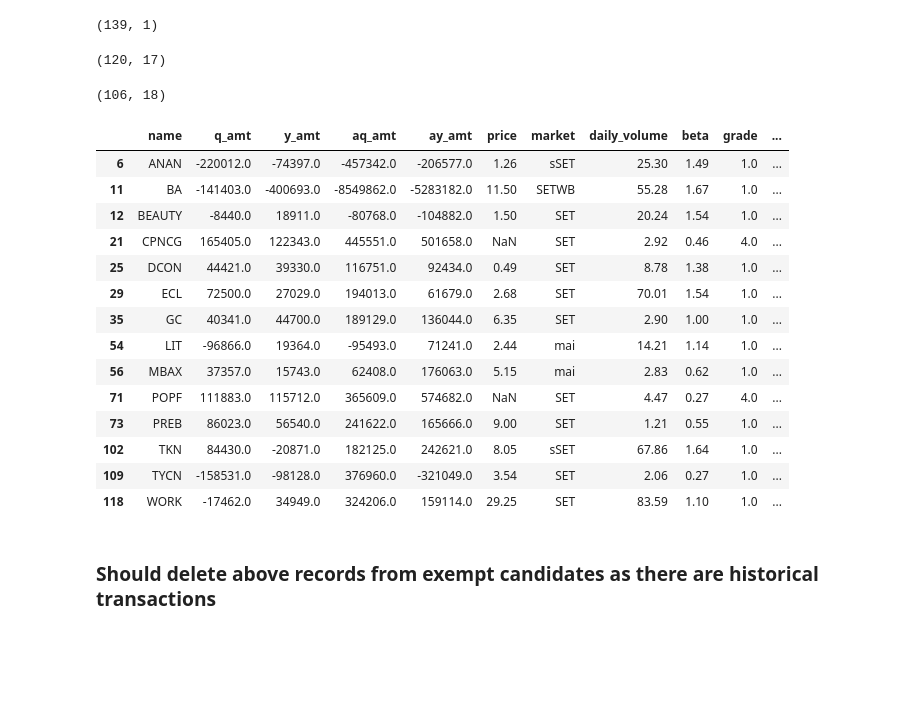
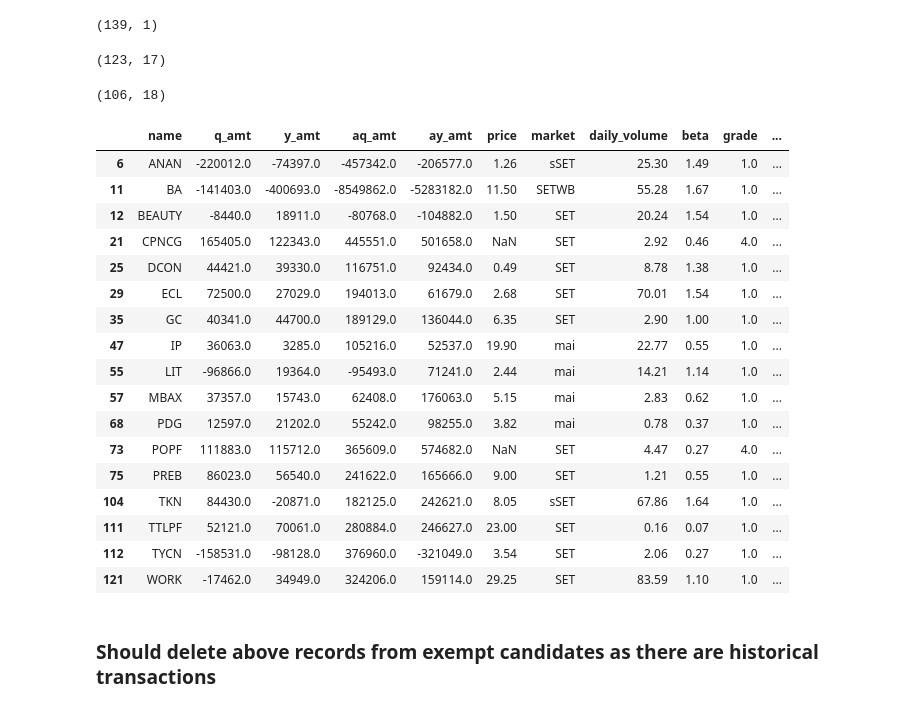
Before and after one commit to santimcs/A8, a Jupyter notebook: Quarterly/480-Q4 Create Exempts V4.ipynb, the cells around one changed output. Cells and saved outputs as stored; diff of their text form; code cells hidden in the pictures; blank space fills up the shorter version.

```diff
--- a/Quarterly/480-Q4 Create Exempts V4.ipynb
+++ b/Quarterly/480-Q4 Create Exempts V4.ipynb
@@ -252,4 +252,4 @@ exempts.to_csv(data_file, index=False, header=False)
 # %%
 cdd_final.drop(columns=['_merge'],inplace=True)
 # %%
-df_merge = pd.merge(cdd_final, exempts, on='name', how='outer', indicator=True)
+df_merge3 = pd.merge(cdd_final, exempts, on='name', how='outer', indicator=True)
@@ -260,0 +256,3 @@ df_merge1.shape
+# %%
+df_merge4 = df_merge3[df_merge3['_merge'] == 'left_only']
+df_merge4.shape
@@ -272,35 +272,38 @@ buys.shape
 # %% [output]
 (139, 1)
 # %%
-df_merge1 = df_merge1.drop('_merge', 1)
-df_merge1.shape
+df_merge5 = df_merge4.drop('_merge', 1)
+df_merge5.shape
 # %% [output]
-(120, 17)
+(123, 17)
 # %%
-df_merge2 = pd.merge(df_merge1, buys, on='name', how='outer', indicator=True)
-final2 = df_merge2[df_merge2['_merge'] == 'left_only']
+df_merge6 = pd.merge(df_merge5, buys, on='name', how='outer', indicator=True)
+final2 = df_merge6[df_merge6['_merge'] == 'left_only']
 final2.shape
 # %% [output]
 (106, 18)
 # %%
-df_merge2 = pd.merge(df_merge1, buys, on='name', how='outer', indicator=True)
-tmp = df_merge2[df_merge2['_merge'] == 'both']
-tmp
+#df_merge2 = pd.merge(df_merge1, buys, on='name', how='outer', indicator=True)
+df_tmp = df_merge6[df_merge6['_merge'] == 'both']
+df_tmp
 # %% [output]
 |  | name | q_amt | y_amt | aq_amt | ay_amt | price | market | daily_volume | beta | grade | ... |
 | 6 | ANAN | -220012.0 | -74397.0 | -457342.0 | -206577.0 | 1.26 | sSET | 25.30 | 1.49 | 1.0 | ... |
 | 11 | BA | -141403.0 | -400693.0 | -8549862.0 | -5283182.0 | 11.50 | SETWB | 55.28 | 1.67 | 1.0 | ... |
 | 12 | BEAUTY | -8440.0 | 18911.0 | -80768.0 | -104882.0 | 1.50 | SET | 20.24 | 1.54 | 1.0 | ... |
 | 21 | CPNCG | 165405.0 | 122343.0 | 445551.0 | 501658.0 | NaN | SET | 2.92 | 0.46 | 4.0 | ... |
 | 25 | DCON | 44421.0 | 39330.0 | 116751.0 | 92434.0 | 0.49 | SET | 8.78 | 1.38 | 1.0 | ... |
 | 29 | ECL | 72500.0 | 27029.0 | 194013.0 | 61679.0 | 2.68 | SET | 70.01 | 1.54 | 1.0 | ... |
 | 35 | GC | 40341.0 | 44700.0 | 189129.0 | 136044.0 | 6.35 | SET | 2.90 | 1.00 | 1.0 | ... |
-| 54 | LIT | -96866.0 | 19364.0 | -95493.0 | 71241.0 | 2.44 | mai | 14.21 | 1.14 | 1.0 | ... |
-| 56 | MBAX | 37357.0 | 15743.0 | 62408.0 | 176063.0 | 5.15 | mai | 2.83 | 0.62 | 1.0 | ... |
-| 71 | POPF | 111883.0 | 115712.0 | 365609.0 | 574682.0 | NaN | SET | 4.47 | 0.27 | 4.0 | ... |
-| 73 | PREB | 86023.0 | 56540.0 | 241622.0 | 165666.0 | 9.00 | SET | 1.21 | 0.55 | 1.0 | ... |
-| 102 | TKN | 84430.0 | -20871.0 | 182125.0 | 242621.0 | 8.05 | sSET | 67.86 | 1.64 | 1.0 | ... |
-| 109 | TYCN | -158531.0 | -98128.0 | 376960.0 | -321049.0 | 3.54 | SET | 2.06 | 0.27 | 1.0 | ... |
-| 118 | WORK | -17462.0 | 34949.0 | 324206.0 | 159114.0 | 29.25 | SET | 83.59 | 1.10 | 1.0 | ... |
+| 47 | IP | 36063.0 | 3285.0 | 105216.0 | 52537.0 | 19.90 | mai | 22.77 | 0.55 | 1.0 | ... |
+| 55 | LIT | -96866.0 | 19364.0 | -95493.0 | 71241.0 | 2.44 | mai | 14.21 | 1.14 | 1.0 | ... |
+| 57 | MBAX | 37357.0 | 15743.0 | 62408.0 | 176063.0 | 5.15 | mai | 2.83 | 0.62 | 1.0 | ... |
+| 68 | PDG | 12597.0 | 21202.0 | 55242.0 | 98255.0 | 3.82 | mai | 0.78 | 0.37 | 1.0 | ... |
+| 73 | POPF | 111883.0 | 115712.0 | 365609.0 | 574682.0 | NaN | SET | 4.47 | 0.27 | 4.0 | ... |
+| 75 | PREB | 86023.0 | 56540.0 | 241622.0 | 165666.0 | 9.00 | SET | 1.21 | 0.55 | 1.0 | ... |
+| 104 | TKN | 84430.0 | -20871.0 | 182125.0 | 242621.0 | 8.05 | sSET | 67.86 | 1.64 | 1.0 | ... |
+| 111 | TTLPF | 52121.0 | 70061.0 | 280884.0 | 246627.0 | 23.00 | SET | 0.16 | 0.07 | 1.0 | ... |
+| 112 | TYCN | -158531.0 | -98128.0 | 376960.0 | -321049.0 | 3.54 | SET | 2.06 | 0.27 | 1.0 | ... |
+| 121 | WORK | -17462.0 | 34949.0 | 324206.0 | 159114.0 | 29.25 | SET | 83.59 | 1.10 | 1.0 | ... |
 # %% [markdown]
 ### Should delete above records from exempt candidates as there are historical transactions
```
Also changed, not shown: parts of 19 cells of this notebook, 31 other files.
